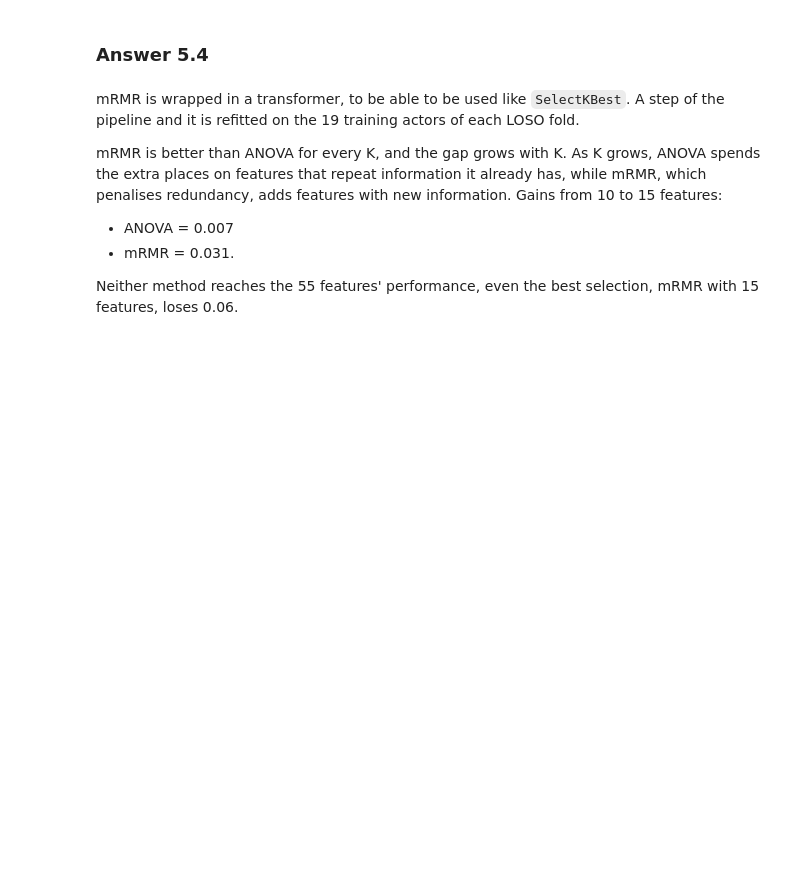
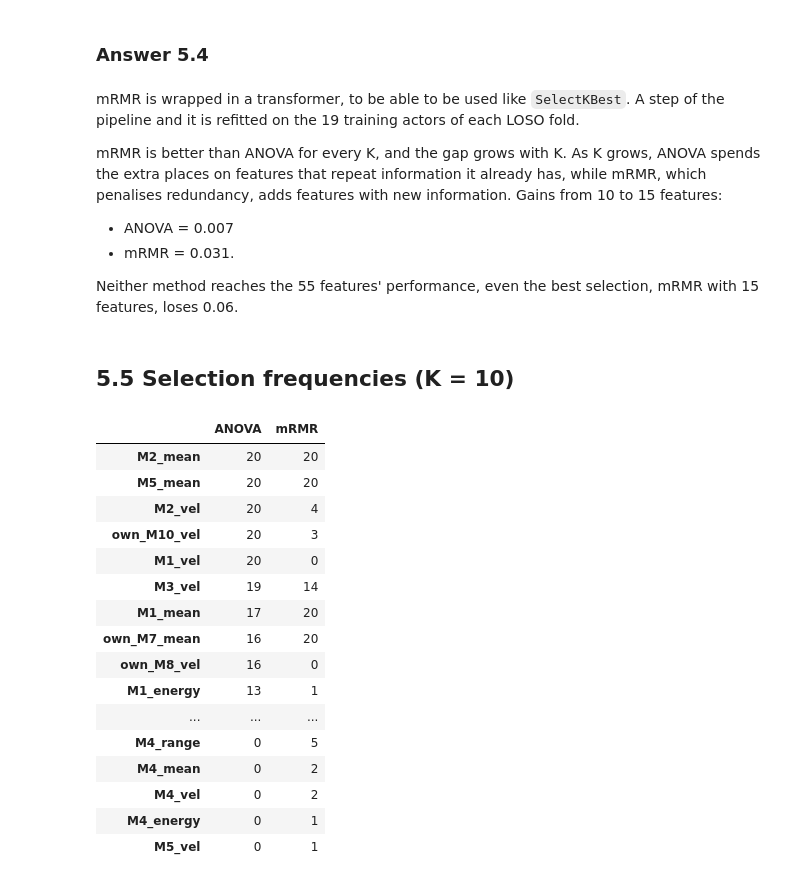
Before and after one commit to migasantunes/Emotion_Recognition, a Jupyter notebook: notebooks/05_selection_test.ipynb, the cells around one changed output. Saved outputs shown, nothing was run; the diff lists cells and outputs as text; code cells hidden in the pictures; blank space fills up the shorter version.

```diff
--- a/notebooks/05_selection_test.ipynb
+++ b/notebooks/05_selection_test.ipynb
@@ -379,3 +380,38 @@ mRMR is better than ANOVA for every K, and the gap grows with K. As K grows, ANO
 - mRMR = 0.031.
 
 Neither method reaches the 55 features' performance, even the best selection, mRMR with 15 features, loses 0.06.
+# %% [markdown]
+## 5.5 Selection frequencies (K = 10)
+# %%
+K = 10
+selectors = {"ANOVA": SelectKBest(f_classif, k=K), "mRMR": evl.MRMRSelector(K=K)}
+counts = pd.DataFrame(0, index=feature_names, columns=list(selectors))
+selected_per_fold = {name: [] for name in selectors}
+
+for train_idx, _ in LeaveOneGroupOut().split(X, y, groups):
+    for name, selector in selectors.items():
+        pipe = Pipeline([("scaler", StandardScaler()), ("select", clone(selector))])
+        pipe.fit(X[train_idx], y[train_idx])
+        chosen = [feature_names[i] for i in pipe.named_steps["select"].get_support(indices=True)]
+        counts.loc[chosen, name] += 1
+        selected_per_fold[name].append(chosen)
+
+counts[(counts > 0).any(axis=1)].sort_values(["ANOVA", "mRMR"], ascending=False)
+# %% [output]
+|  | ANOVA | mRMR |
+| M2_mean | 20 | 20 |
+| M5_mean | 20 | 20 |
+| M2_vel | 20 | 4 |
+| own_M10_vel | 20 | 3 |
+| M1_vel | 20 | 0 |
+| M3_vel | 19 | 14 |
+| M1_mean | 17 | 20 |
+| own_M7_mean | 16 | 20 |
+| own_M8_vel | 16 | 0 |
+| M1_energy | 13 | 1 |
+| ... | ... | ... |
+| M4_range | 0 | 5 |
+| M4_mean | 0 | 2 |
+| M4_vel | 0 | 2 |
+| M4_energy | 0 | 1 |
+| M5_vel | 0 | 1 |
```
Also changed, not shown: parts of 9 cells of this notebook.
